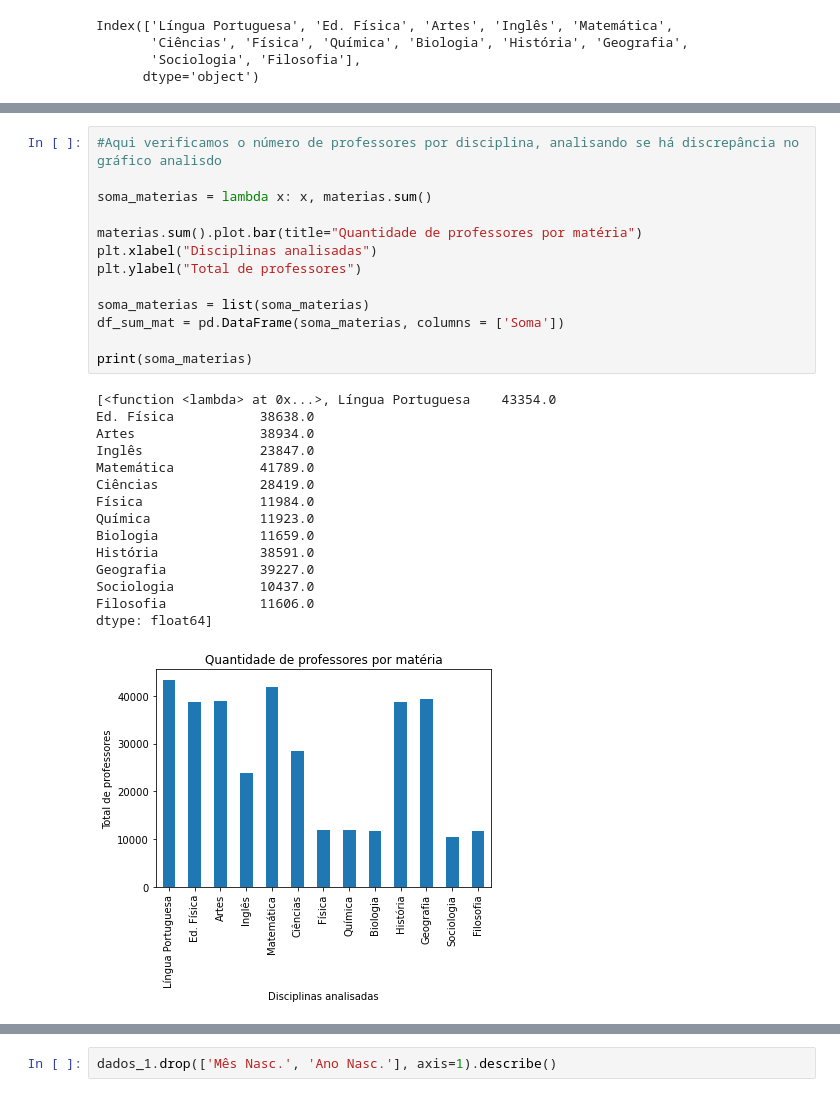
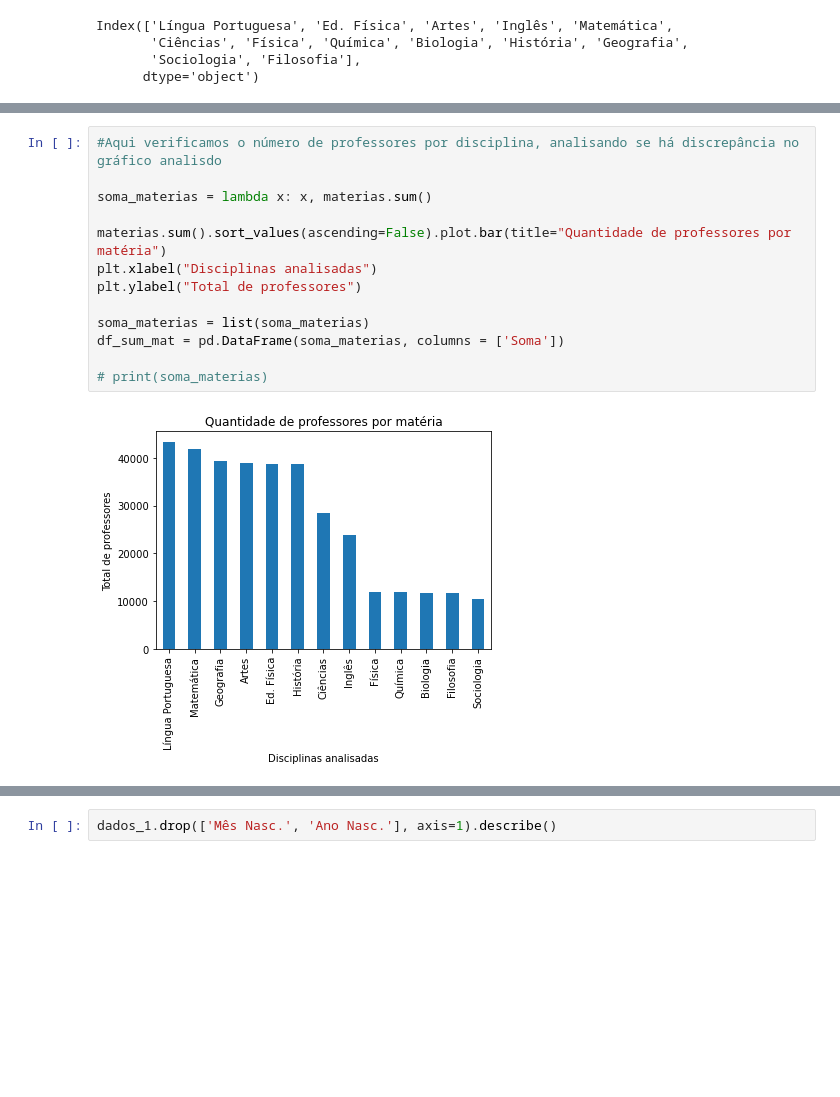
Before and after one commit to sergioneto12/Analise_Censo_Escolar_2020, a Jupyter notebook: Dados - Censo Escolar.ipynb, the cells around one changed output, grey strips where cells are left out. Saved outputs shown, nothing was run; the diff lists cells and outputs as text; blank space fills up the shorter version.

```diff
--- a/Dados - Censo Escolar.ipynb
+++ b/Dados - Censo Escolar.ipynb
@@ -257,30 +243,16 @@ dtype: int64
 # %%
 #Aqui verificamos o número de professores por disciplina, analisando se há discrepância no gráfico analisdo
 
 soma_materias = lambda x: x, materias.sum()
 
-materias.sum().plot.bar(title="Quantidade de professores por matéria")
+materias.sum().sort_values(ascending=False).plot.bar(title="Quantidade de professores por matéria")
 plt.xlabel("Disciplinas analisadas")
 plt.ylabel("Total de professores")
 
 soma_materias = list(soma_materias)
 df_sum_mat = pd.DataFrame(soma_materias, columns = ['Soma'])
 
-print(soma_materias)
+# print(soma_materias)
 # %% [output]
-[<function <lambda> at 0x...>, Língua Portuguesa    43354.0
-Ed. Física           38638.0
-Artes                38934.0
-Inglês               23847.0
-Matemática           41789.0
-Ciências             28419.0
-Física               11984.0
-Química              11923.0
-Biologia             11659.0
-História             38591.0
-Geografia            39227.0
-Sociologia           10437.0
-Filosofia            11606.0
-dtype: float64]
-[figure, old version]
+[figure, new version]
 # %%
```
Also changed, not shown: parts of 39 cells of this notebook, 1 other file.
